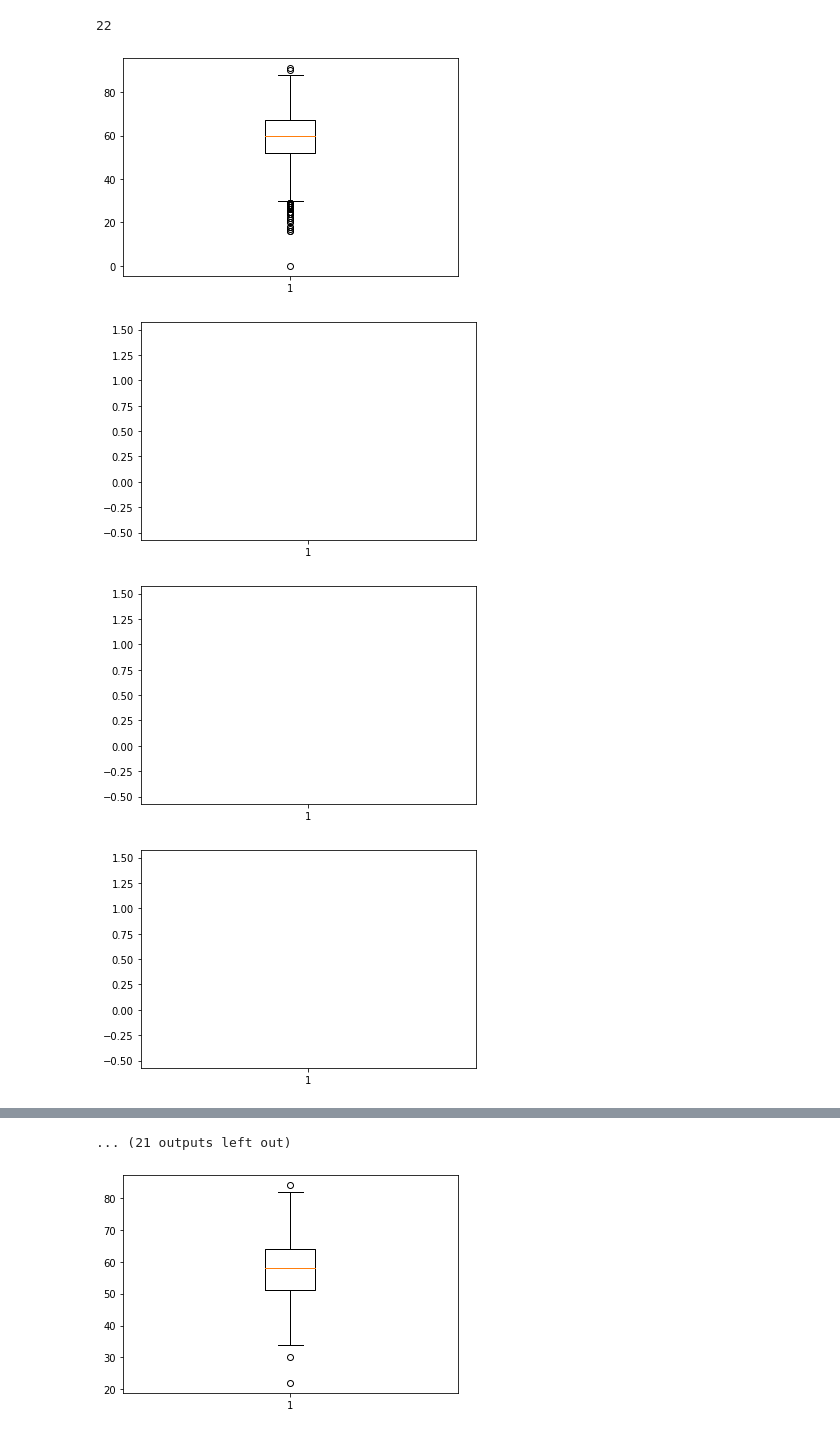
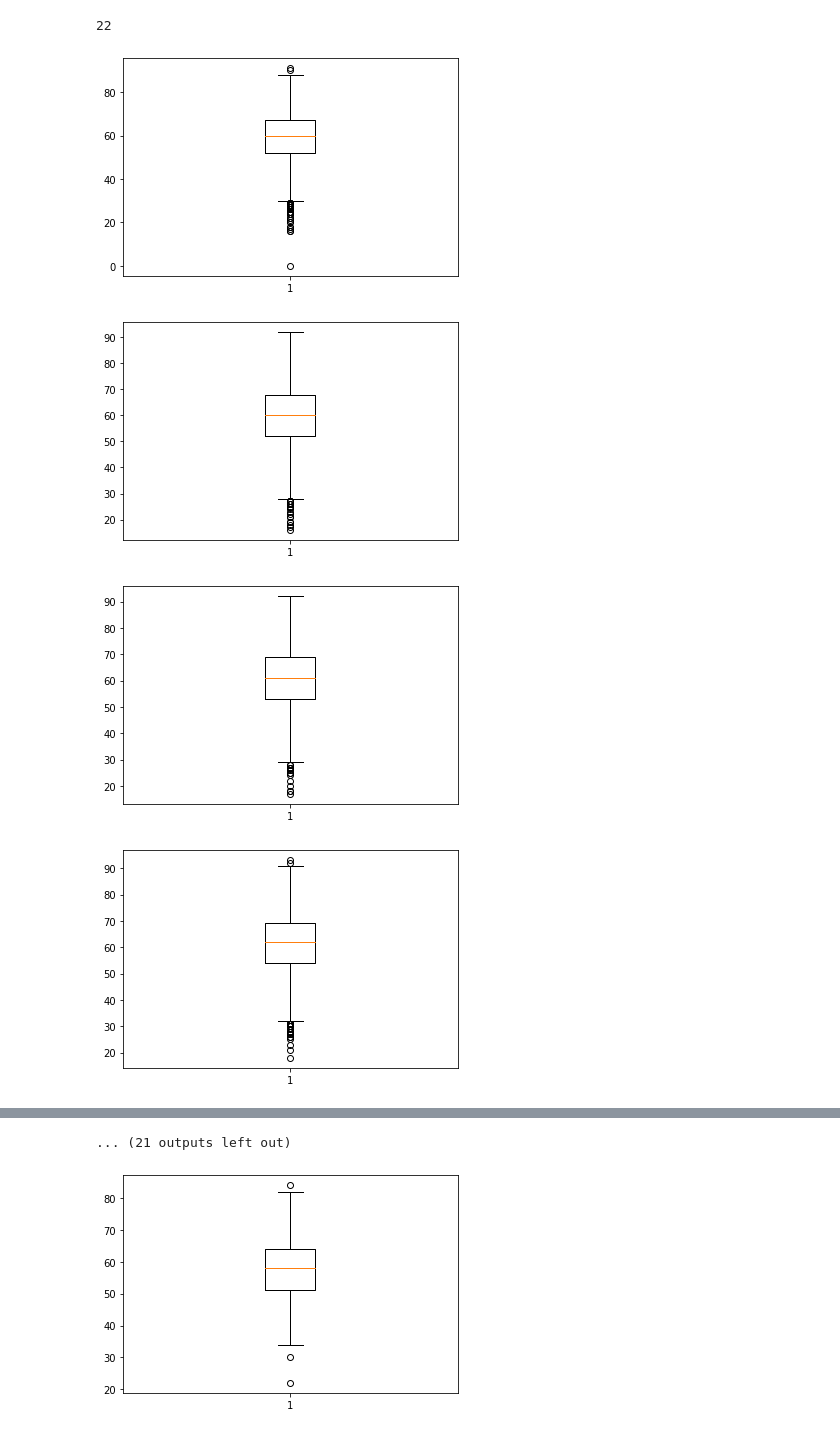
Before and after one commit to Carlosbgdlv/TFG, a Jupyter notebook: ddbb/Age.ipynb, the cells around one changed output, grey strips where cells are left out. Cells and saved outputs as stored; diff of their text form; code cells hidden in the pictures.

```diff
--- a/ddbb/Age.ipynb
+++ b/ddbb/Age.ipynb
@@ -21,10 +21,11 @@ print (revisiones_prog)
 22
 # %%
 for i in range(revisiones_no_prog):
-    plt.boxplot(matriz_no_progresores[:,i,0])
+    idx_not_nan = np.isnan(matriz_no_progresores[:,i,0])
+    plt.boxplot(matriz_no_progresores[~idx_not_nan,i,0])
     plt.show()
 # %% [output]
 [figure]
-[figure, old version]
+[figure, new version]
-[figure, old version]
+[figure, new version]
-[figure, old version]
+[figure, new version]
```
Also changed, not shown: parts of 1 cell of this notebook, 1 other file.
